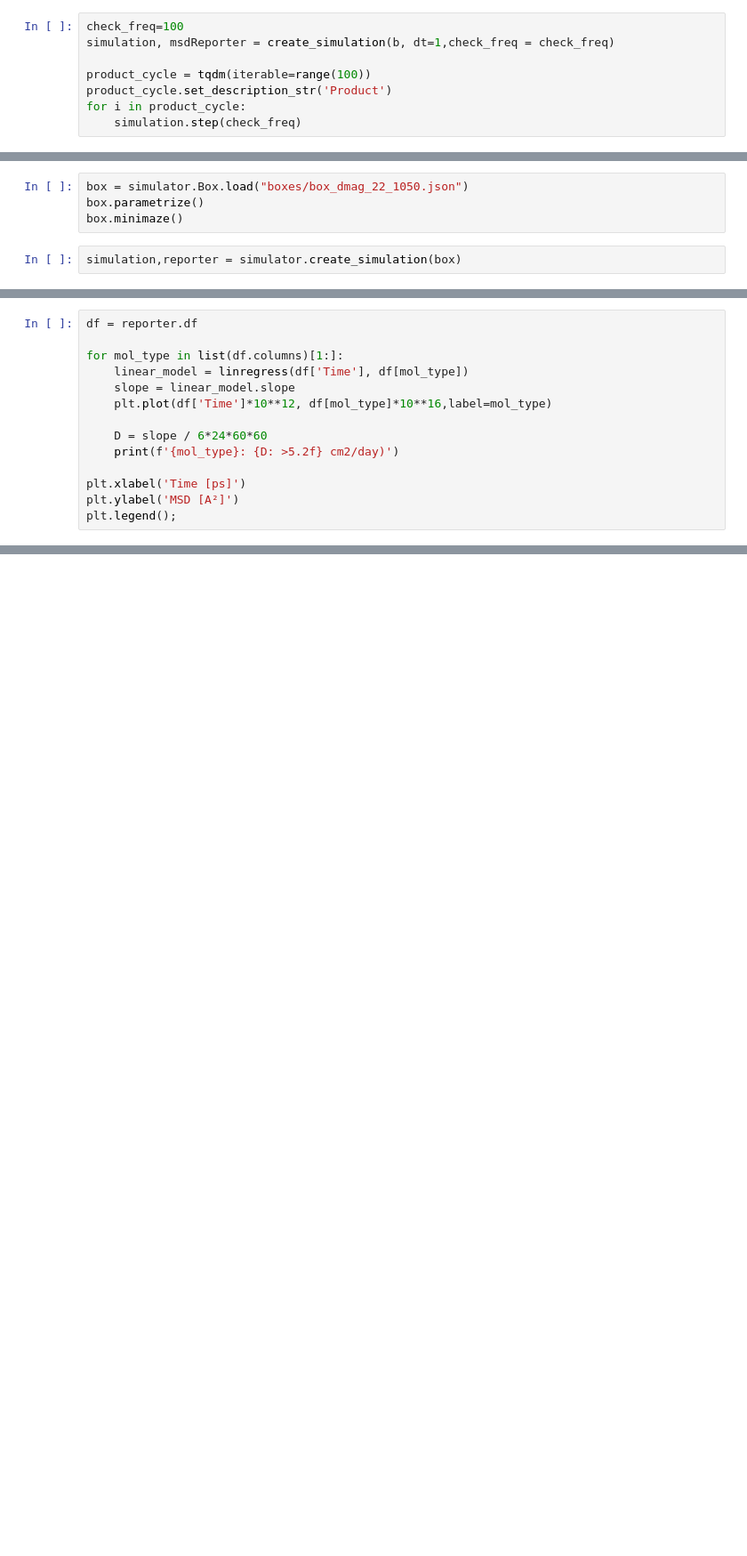
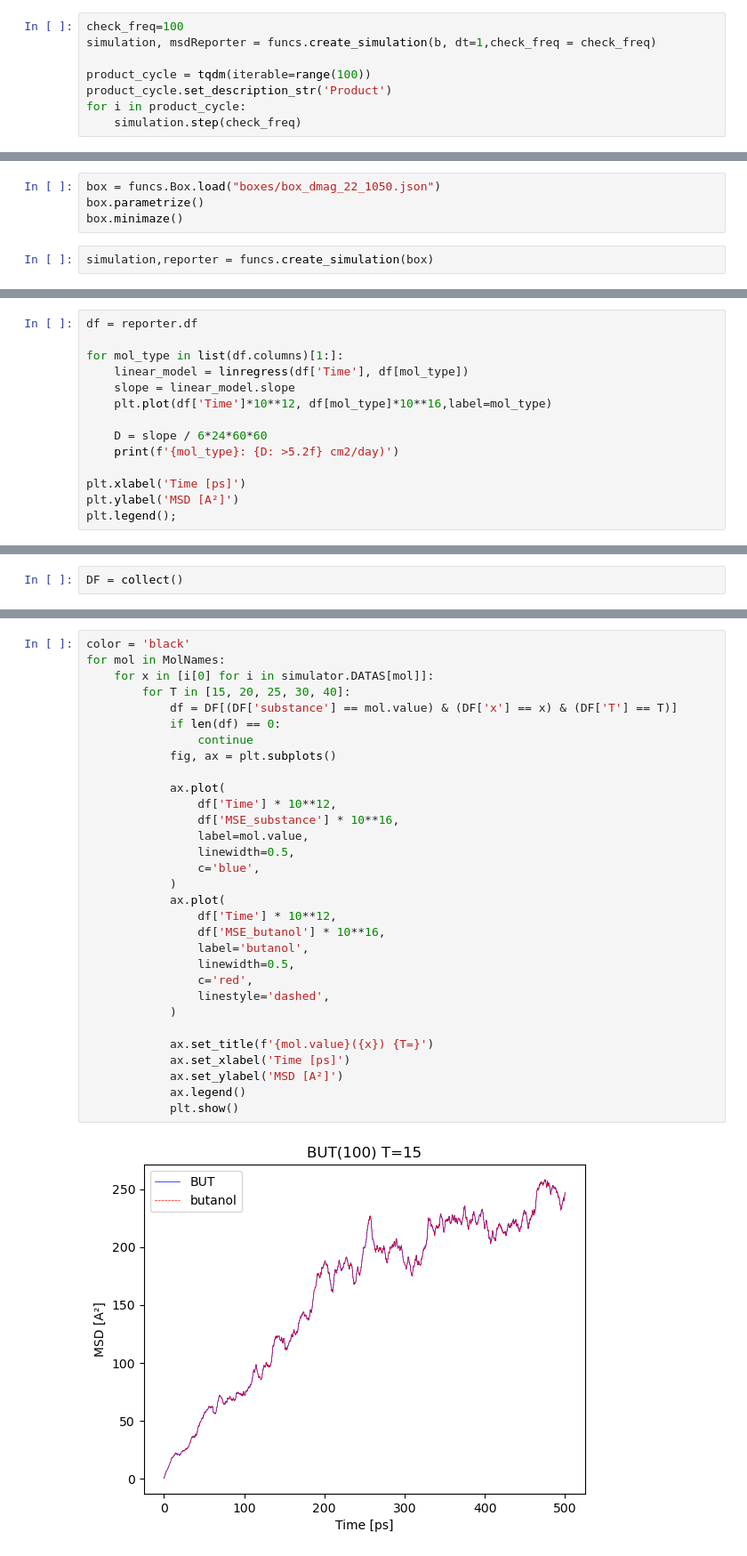
Before and after one commit to EnglishBeach/MolecularModeling, a Jupyter notebook: Find_D/D.ipynb, the cells around one changed output, grey strips where cells are left out. Shown at 89% size. Saved outputs shown, nothing was run; the diff lists cells and outputs as text; blank space fills up the shorter version.

Commit message:
plots fix

```diff
--- a/Find_D/D.ipynb
+++ b/Find_D/D.ipynb
@@ -309,6 +88,6 @@ def create_simulation(
 # %%
 check_freq=100
-simulation, msdReporter = create_simulation(b, dt=1,check_freq = check_freq)
+simulation, msdReporter = funcs.create_simulation(b, dt=1,check_freq = check_freq)
 
 product_cycle = tqdm(iterable=range(100))
 product_cycle.set_description_str('Product')
@@ -328,9 +96,9 @@ import os
 # %%
-box = simulator.Box.load("boxes/box_dmag_22_1050.json")
+box = funcs.Box.load("boxes/box_dmag_22_1050.json")
 box.parametrize()
 box.minimaze()
 # %%
-simulation,reporter = simulator.create_simulation(box)
+simulation,reporter = funcs.create_simulation(box)
 # %%
 product_cycle = tqdm(iterable=range(100))
 product_cycle.set_description_str('Product')
@@ -403,0 +210,2 @@ plt.legend();
+# %%
+DF = collect()
@@ -403,0 +242,33 @@ plt.legend();
+# %%
+color = 'black'
+for mol in MolNames:
+    for x in [i[0] for i in simulator.DATAS[mol]]:
+        for T in [15, 20, 25, 30, 40]:
+            df = DF[(DF['substance'] == mol.value) & (DF['x'] == x) & (DF['T'] == T)]
+            if len(df) == 0:
+                continue
+            fig, ax = plt.subplots()
+
+            ax.plot(
+                df['Time'] * 10**12,
+                df['MSE_substance'] * 10**16,
+                label=mol.value,
+                linewidth=0.5,
+                c='blue',
+            )
+            ax.plot(
+                df['Time'] * 10**12,
+                df['MSE_butanol'] * 10**16,
+                label='butanol',
+                linewidth=0.5,
+                c='red',
+                linestyle='dashed',
+            )
+
+            ax.set_title(f'{mol.value}({x}) {T=}')
+            ax.set_xlabel('Time [ps]')
+            ax.set_ylabel('MSD [A²]')
+            ax.legend()
+            plt.show()
+# %% [output]
+[figure, added]
```
Also changed, not shown: parts of 31 cells of this notebook, 6 other files.
